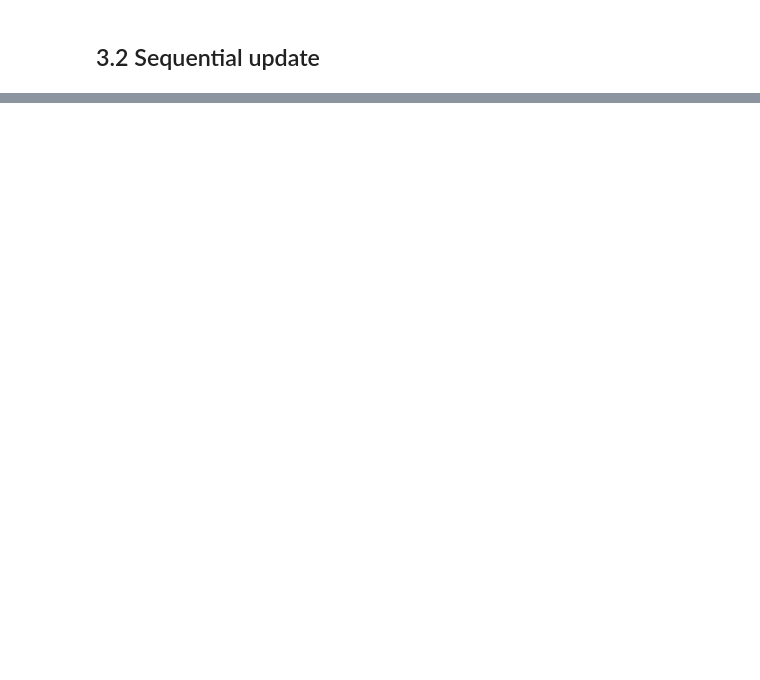
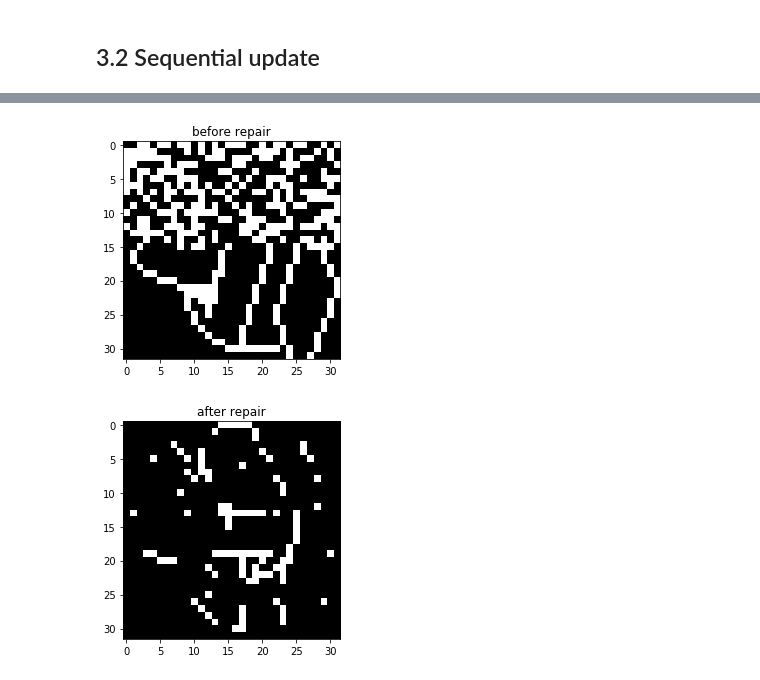
Before and after one commit to Charles2Alvin/Hopfield_Networks, a Jupyter notebook: main.ipynb, the cells around one changed output, grey strips where cells are left out. Cells and saved outputs as stored; diff of their text form; code cells hidden in the pictures; blank space fills up the shorter version.

```diff
--- a/main.ipynb
+++ b/main.ipynb
@@ -130,0 +157,4 @@ False
+# %%
+X = np.array([p1, p2, p3]).T
+model = HopfieldNetwork()
+model.train(X)
@@ -130,0 +178,12 @@ False
+# %%
+p10, p11 = data[9], data[10]
+plt.imshow(p10.reshape((32, 32)), cmap='gray', vmin=-1, vmax=1.)
+plt.title("before repair")
+plt.show()
+rp10 = model.update(p10)
+plt.imshow(rp10.reshape((32, 32)), cmap='gray', vmin=-1, vmax=1.)
+plt.title("after repair")
+plt.show()
+# %% [output]
+[figure, added]
+[figure, added]
```
Also changed, not shown: parts of 13 cells of this notebook, 1 other file.
